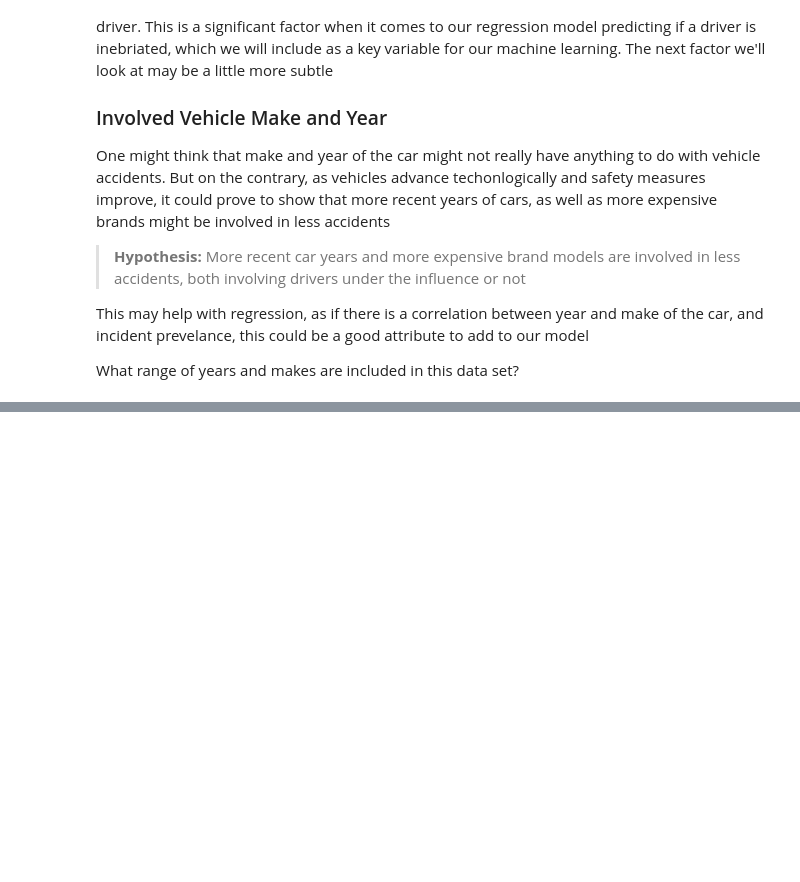
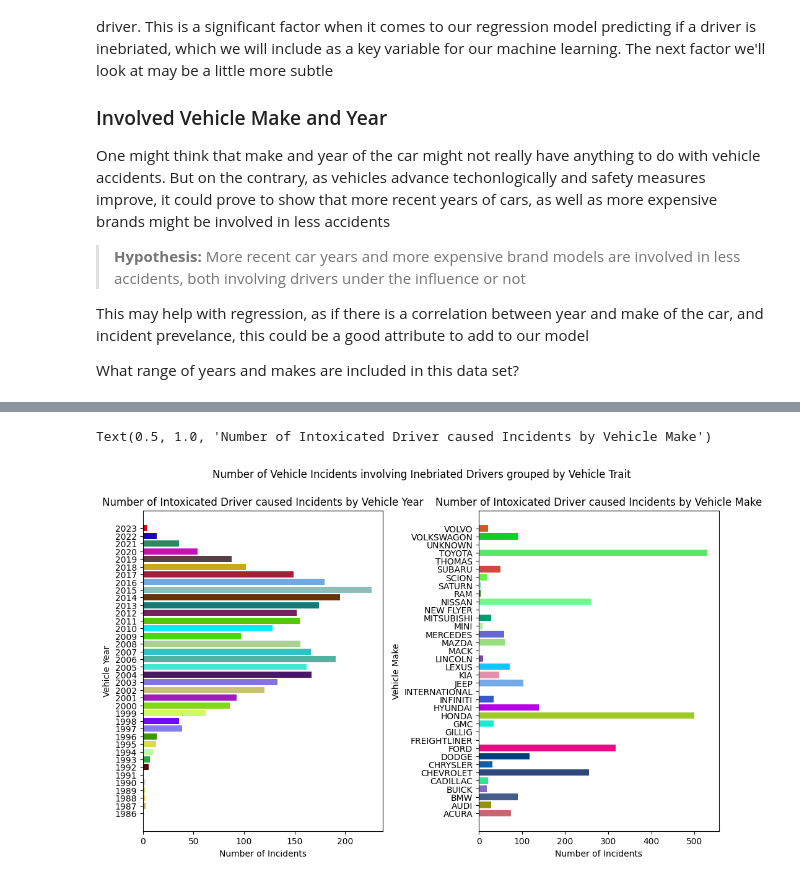
Before and after one commit to jpenovic/jpenovic.github.io, a Jupyter notebook: jpenovic-final.ipynb, the cells around one changed output, grey strips where cells are left out. Saved outputs shown, nothing was run; the diff lists cells and outputs as text; code cells hidden in the pictures; blank space fills up the shorter version.

```diff
--- a/jpenovic-final.ipynb
+++ b/jpenovic-final.ipynb
@@ -308,0 +305,39 @@ MINI               255
+# %%
+# Organize data by vehicle year and under the influence
+inflAccByYear = data[['Vehicle Year','underInfluence']].value_counts(sort=False)
+inflAccByYear = inflAccByYear.loc[incidentsByYear.index]
+inflAccByYear = inflAccByYear.loc[:, True]
+
+# Organize by vehicle make and under the unfluence
+inflAccByMake = data[['Vehicle Make','underInfluence']].value_counts(sort=False)
+inflAccByMake = inflAccByMake.loc[incidentsByMake.index]
+# Value counts doesn't count categories with no frequency, so we must insert them manually
+noAccidents = np.setdiff1d(np.array(inflAccByMake.loc[:, False].index),np.array(inflAccByMake.loc[:, True].index))
+for make in noAccidents:
+    inflAccByMake[(make, True)] = 0
+inflAccByMake = inflAccByMake.loc[:, True].sort_index()
+ #print(len(incidentsByMake))
+ #print(len(inflAccByMake))
+ #print(inflAccByYear.to_string())
+ #print(inflAccByMake.to_string())
+
+# Plot accidents involving inebriated drivers that occur by year and make
+
+fig_height = (len(inflAccByYear) + len(inflAccByMake)) / (2 * bar_width_mod)
+fig, (ax1, ax2) = plt.subplots(1, 2, figsize=(12,fig_height))
+plt.subplots_adjust(wspace=0.4)
+plt.suptitle("Number of Vehicle Incidents involving Inebriated Drivers grouped by Vehicle Trait")
+
+ax1.barh(y=inflAccByYear.index,width=inflAccByYear,color=yearColor)
+ax1.set_yticks(inflAccByYear.index)
+ax1.set_xlabel("Number of Incidents")
+ax1.set_ylabel("Vehicle Year")
+ax1.set_title("Number of Intoxicated Driver caused Incidents by Vehicle Year")
+
+ax2.barh(y=inflAccByMake.index,width=inflAccByMake,color=makeColor)
+ax2.set_xlabel("Number of Incidents")
+ax2.set_ylabel("Vehicle Make")
+ax2.set_title("Number of Intoxicated Driver caused Incidents by Vehicle Make")
+# %% [output]
+Text(0.5, 1.0, 'Number of Intoxicated Driver caused Incidents by Vehicle Make')
+[figure, added]
```
Also changed, not shown: parts of 17 cells of this notebook, 1 other file.
